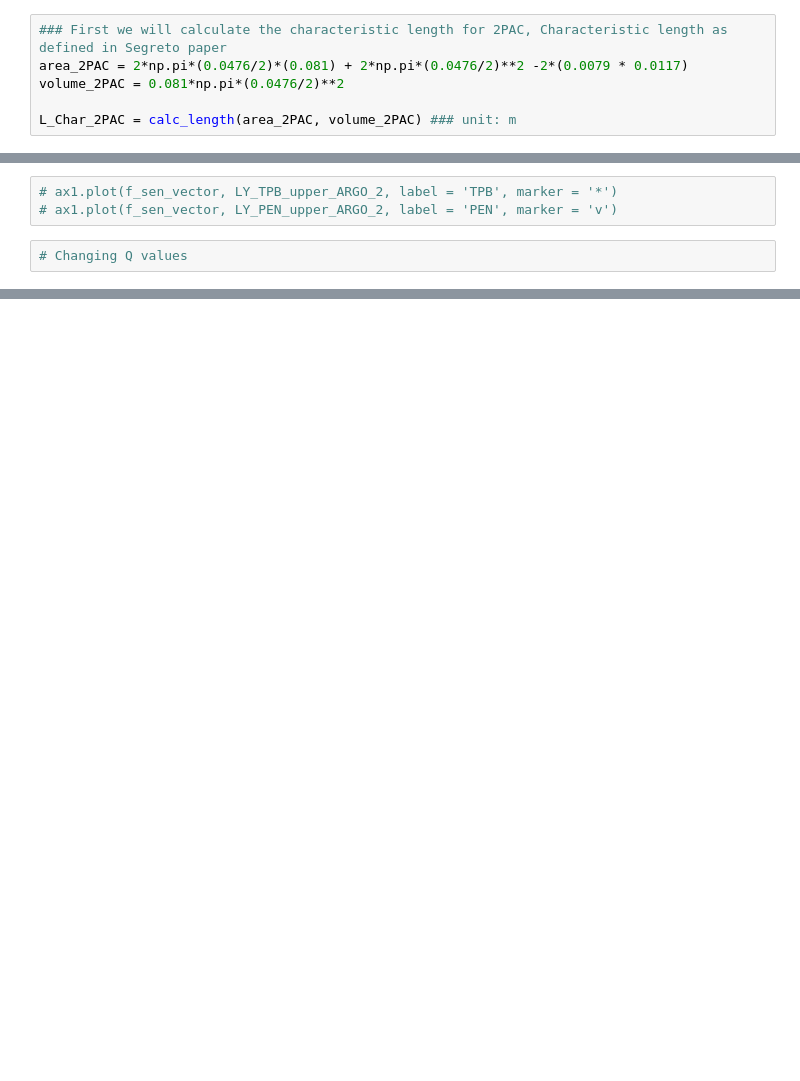
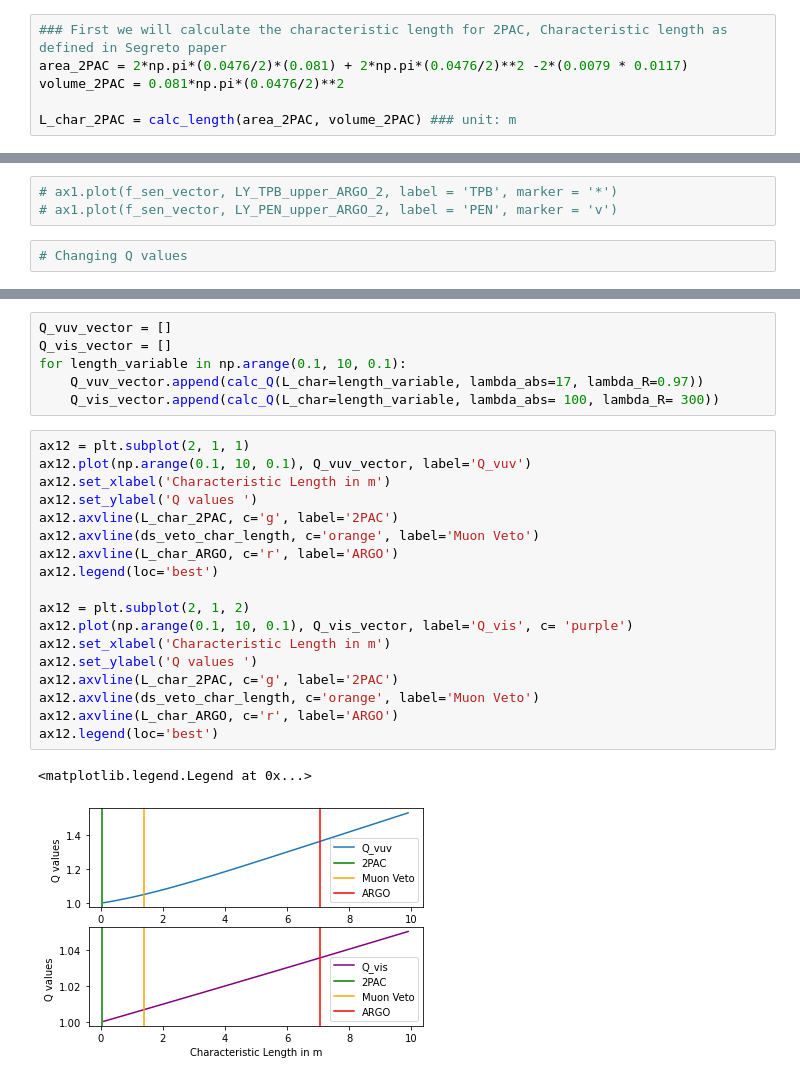
Before and after one commit to sarthchoudhary/AMELY, a Jupyter notebook: Marcin_ARGO_AMLY.ipynb, the cells around one changed output, grey strips where cells are left out. Cells and saved outputs as stored; diff of their text form; blank space fills up the shorter version.

```diff
--- a/Marcin_ARGO_AMLY.ipynb
+++ b/Marcin_ARGO_AMLY.ipynb
@@ -507,7 +507,7 @@ Perhaps we should start with Dark Side veto since Cenk has already worked on it
 area_2PAC = 2*np.pi*(0.0476/2)*(0.081) + 2*np.pi*(0.0476/2)**2 -2*(0.0079 * 0.0117)
 volume_2PAC = 0.081*np.pi*(0.0476/2)**2
 
-L_Char_2PAC = calc_length(area_2PAC, volume_2PAC) ### unit: m
+L_char_2PAC = calc_length(area_2PAC, volume_2PAC) ### unit: m
 # %% [markdown]
 <p style= 'color:red;'> Note:  <span style = 'color:yellow'> exact area of WLS inside 2PAC is hard to calculate </span></p>
 # %%
@@ -1039,0 +1070,27 @@ calc_Q(char_L_ARGO, lambda_abs= 100, lambda_R= 300)
+# %%
+Q_vuv_vector = []
+Q_vis_vector = []
+for length_variable in np.arange(0.1, 10, 0.1):
+    Q_vuv_vector.append(calc_Q(L_char=length_variable, lambda_abs=17, lambda_R=0.97))
+    Q_vis_vector.append(calc_Q(L_char=length_variable, lambda_abs= 100, lambda_R= 300))
+# %%
+ax12 = plt.subplot(2, 1, 1)
+ax12.plot(np.arange(0.1, 10, 0.1), Q_vuv_vector, label='Q_vuv')
+ax12.set_xlabel('Characteristic Length in m')
+ax12.set_ylabel('Q values ')
+ax12.axvline(L_char_2PAC, c='g', label='2PAC')
+ax12.axvline(ds_veto_char_length, c='orange', label='Muon Veto')
+ax12.axvline(L_char_ARGO, c='r', label='ARGO')
+ax12.legend(loc='best')
+
+ax12 = plt.subplot(2, 1, 2)
+ax12.plot(np.arange(0.1, 10, 0.1), Q_vis_vector, label='Q_vis', c= 'purple')
+ax12.set_xlabel('Characteristic Length in m')
+ax12.set_ylabel('Q values ')
+ax12.axvline(L_char_2PAC, c='g', label='2PAC')
+ax12.axvline(ds_veto_char_length, c='orange', label='Muon Veto')
+ax12.axvline(L_char_ARGO, c='r', label='ARGO')
+ax12.legend(loc='best')
+# %% [output]
+<matplotlib.legend.Legend at 0x...>
+[figure, added]
```
Also changed, not shown: parts of 41 cells of this notebook, 2 other files.
